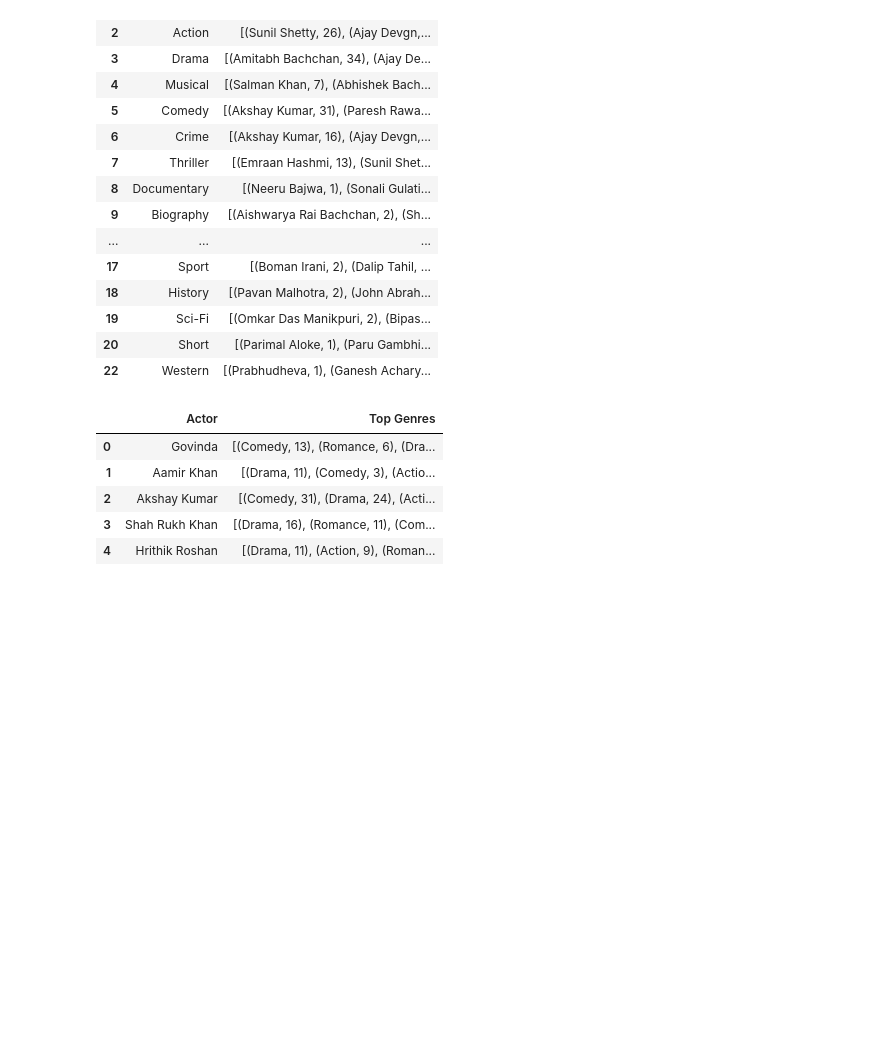
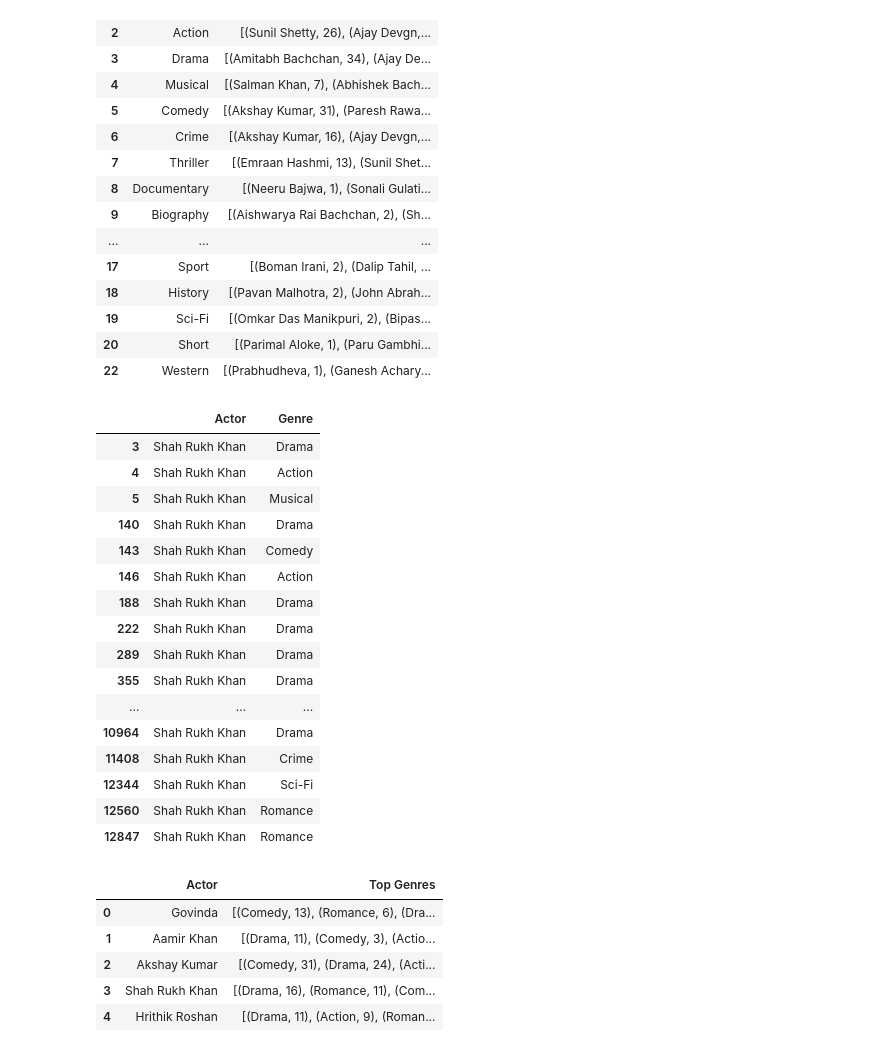
Before and after one commit to sanketsut/BE-Star-Cast-Recomm, a Jupyter notebook: Genre Divide.ipynb, the cells around one changed output. Saved outputs shown, nothing was run; the diff lists cells and outputs as text; code cells hidden in the pictures; blank space fills up the shorter version.

```diff
--- a/Genre Divide.ipynb
+++ b/Genre Divide.ipynb
@@ -219,6 +183,30 @@ a = actor_genre_divide_final.groupby(['Actor'])
 b = list(pd.unique(actor_genre_divide_final['Actor']))
 # %%
 from collections import Counter
+# %%
+ = a.get_group('Shah Rukh Khan')
+v = list(b['Genre'])
+c = Counter(v).most_common(3)
+most_genre = [each[0] for each in c]
+c
+# %% [output]
+|  | Actor | Genre |
+| 3 | Shah Rukh Khan | Drama |
+| 4 | Shah Rukh Khan | Action |
+| 5 | Shah Rukh Khan | Musical |
+| 140 | Shah Rukh Khan | Drama |
+| 143 | Shah Rukh Khan | Comedy |
+| 146 | Shah Rukh Khan | Action |
+| 188 | Shah Rukh Khan | Drama |
+| 222 | Shah Rukh Khan | Drama |
+| 289 | Shah Rukh Khan | Drama |
+| 355 | Shah Rukh Khan | Drama |
+| ... | ... | ... |
+| 10964 | Shah Rukh Khan | Drama |
+| 11408 | Shah Rukh Khan | Crime |
+| 12344 | Shah Rukh Khan | Sci-Fi |
+| 12560 | Shah Rukh Khan | Romance |
+| 12847 | Shah Rukh Khan | Romance |
 # %%
 aba = []
 for each in b:
```
Also changed, not shown: parts of 11 cells of this notebook, 9 other files.
